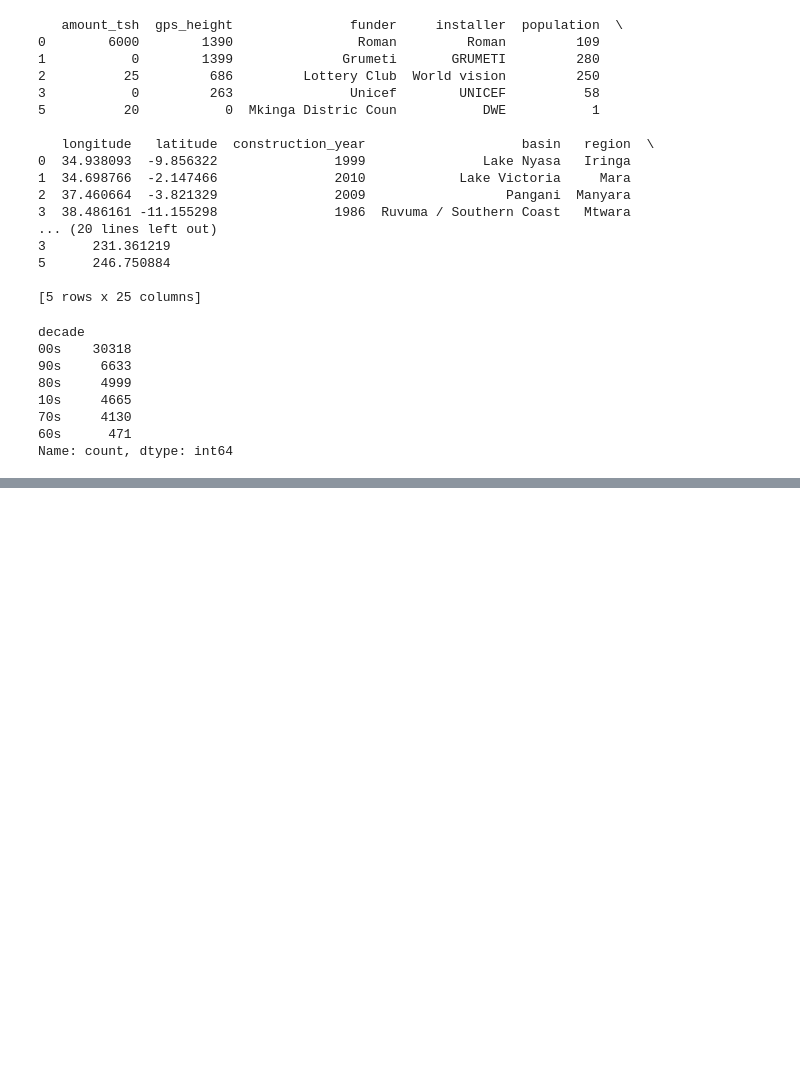
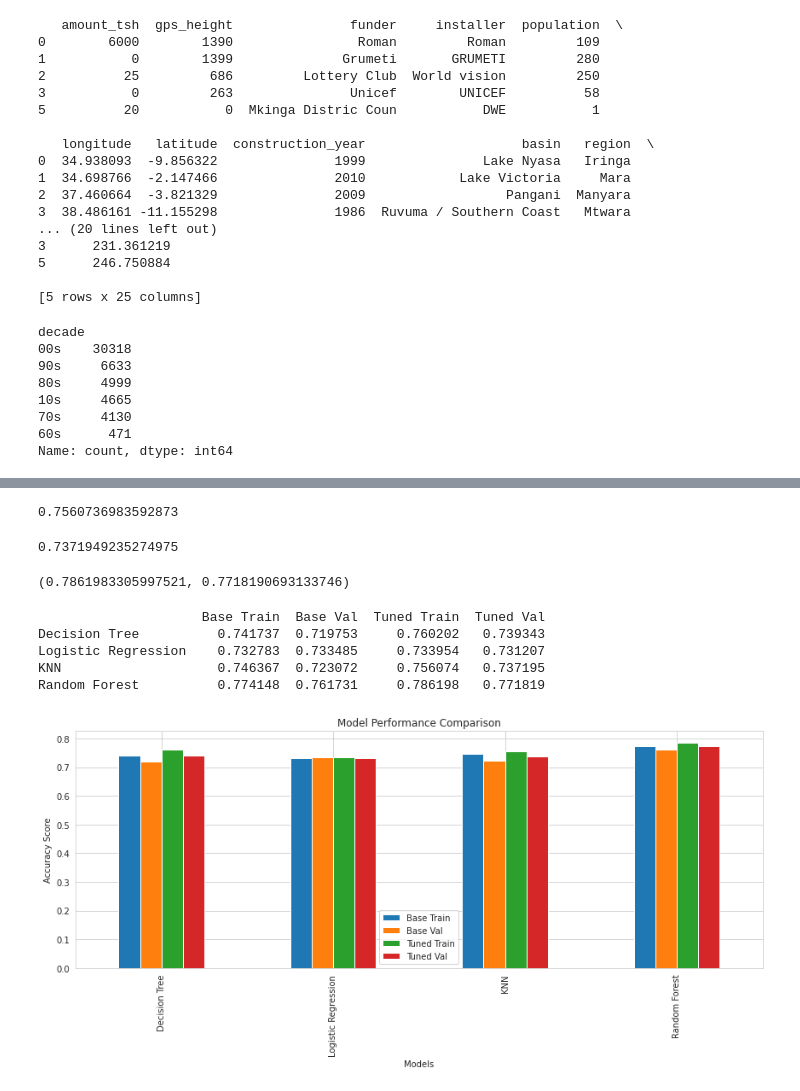
Before and after one commit to AlexIrungu/Tanzania-Wells-Classification-, a Jupyter notebook: index.ipynb, the cells around one changed output, grey strips where cells are left out. Drawn from its saved outputs; the diff is of its cells as text; code cells hidden in the pictures; blank space fills up the shorter version.

```diff
--- a/index.ipynb
+++ b/index.ipynb
@@ -786,0 +801,3 @@ Name: count, dtype: int64
+# %%
+# split the data
+X_train, X_val, y_train, y_val = train_test_split(X, y_encoded, test_size=0.3, stratify=y, random_state=42)
@@ -786,0 +869,4 @@ Name: count, dtype: int64
+# %%
+# Logistic Regression
+lr_model = LogisticRegression(random_state=42)
+lr_train_score, lr_val_score = train_evaluate_model(lr_model, X_train_final,y_train, X_val_final, y_val)
@@ -786,0 +936,58 @@ Name: count, dtype: int64
+# %%
+knn_tuned_train_score
+# %% [output]
+0.7560736983592873
+# %%
+knn_tuned_val_score
+# %% [output]
+0.7371949235274975
+# %%
+# 6. Random Forest Model
+rf_model = RandomForestClassifier(random_state=42)
+rf_train_score, rf_val_score = train_evaluate_model(rf_model, X_train_final, y_train, X_val_final, y_val)
+
+rf_param_grid = {
+    'max_depth': [10, 20],
+    'min_samples_split': [5, 10],
+    'n_estimators': [700, 1000, 1500]
+}
+
+rf_random_search = RandomizedSearchCV(rf_model, rf_param_grid, n_iter=20, cv=5, random_state=42, n_jobs=-1)
+rf_random_search.fit(X_train_final, y_train)
+rf_best_params = rf_random_search.best_params_
+
+rf_tuned = RandomForestClassifier(**rf_best_params, random_state=42)
+rf_tuned_train_score, rf_tuned_val_score = train_evaluate_model(rf_tuned, X_train_final, y_train, X_val_final, y_val)
+# %%
+rf_tuned_train_score, rf_tuned_val_score
+# %% [output]
+(0.7861983305997521, 0.7718190693133746)
+# %%
+# 7. Compare model performances
+models = {
+    'Decision Tree': (dt_train_score, dt_val_score, dt_tuned_train_score, dt_tuned_val_score),
+    'Logistic Regression': (lr_train_score, lr_val_score, lr_tuned_train_score, lr_tuned_val_score),
+    'KNN': (knn_train_score, knn_val_score, knn_tuned_train_score, knn_tuned_val_score),
+    'Random Forest': (rf_train_score, rf_val_score, rf_tuned_train_score, rf_tuned_val_score)
+}
+
+results_df = pd.DataFrame(models, index=['Base Train', 'Base Val', 'Tuned Train', 'Tuned Val']).T
+print(results_df)
+# %% [output]
+                     Base Train  Base Val  Tuned Train  Tuned Val
+Decision Tree          0.741737  0.719753     0.760202   0.739343
+Logistic Regression    0.732783  0.733485     0.733954   0.731207
+KNN                    0.746367  0.723072     0.756074   0.737195
+Random Forest          0.774148  0.761731     0.786198   0.771819
+# %%
+# 8. Visualize model performances
+plt.figure(figsize=(12, 6))
+results_df.plot(kind='bar', ax=plt.gca())
+plt.title('Model Performance Comparison')
+plt.xlabel('Models')
+plt.ylabel('Accuracy Score')
+plt.legend(loc='best')
+plt.tight_layout()
+plt.show()
+# %% [output]
+[figure, added]
```
Also changed, not shown: parts of 23 cells of this notebook, 1 other file.
